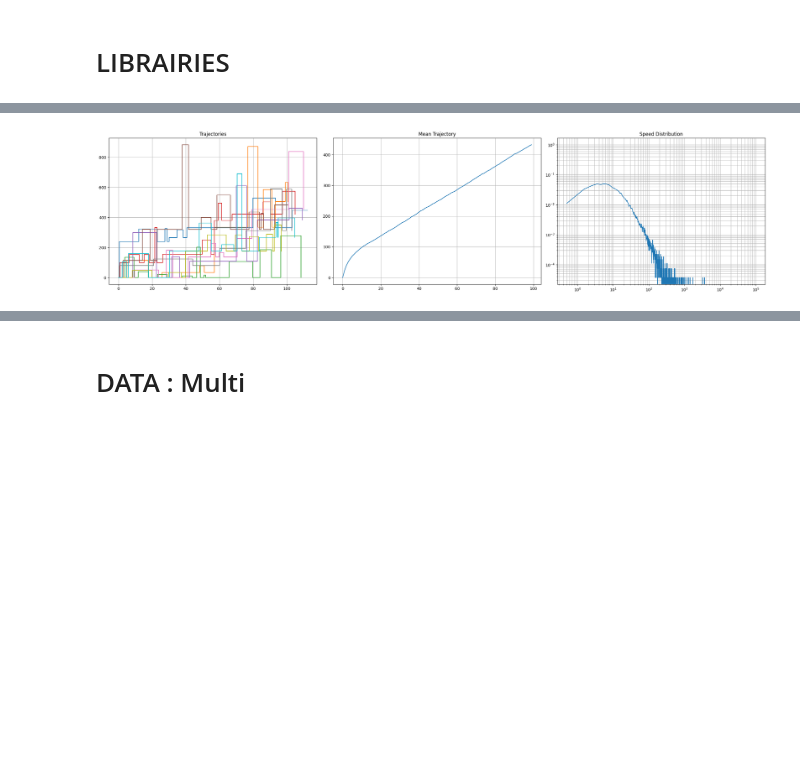
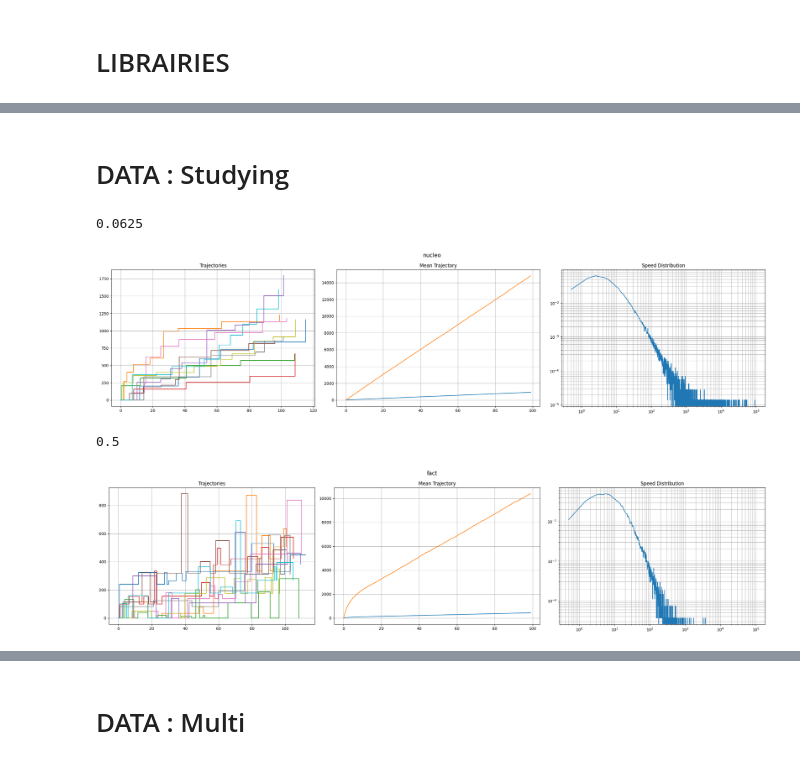
Before and after one commit to npelletbossot/Workspace, a Jupyter notebook: notebooks/work/fact.ipynb, the cells around one changed output, grey strips where cells are left out. Saved outputs shown, nothing was run; the diff lists cells and outputs as text; code cells hidden in the pictures; blank space fills up the shorter version.

```diff
--- a/notebooks/work/fact.ipynb
+++ b/notebooks/work/fact.ipynb
@@ -85,0 +27,31 @@ print(df_j.columns)
+# %%
+# ── NUCLEO ──────────────────────────────────────────────────────────────────────
+
+# Reading NUCLEO
+root_nucleo = "/home/nicolas/Documents/Workspace/nucleo/outputs/NUCLEO__PSMN__2026-04-17"
+df_all_nucleo = reading_all_parquet(root_nucleo)
+print(df_all_nucleo.shape)
+print(df_all_nucleo.columns)
+
+# Params NUCLEO
+params_all_nucleo = checking_parameters(df_all_nucleo)
+print(params_all_nucleo)
+
+
+# ── FACT ──────────────────────────────────────────────────────────────────────
+
+# Reading FACT
+root_fact = "/home/nicolas/Documents/Workspace/nucleo/outputs/FACT__PSMN__2026-04-16"
+df_all_fact = reading_all_parquet(root_fact)
+print(df_all_fact.shape)
+print(df_all_fact.columns)
+
+# Params FACT
+params_all_fact = checking_parameters(df_all_fact)
+print(params_all_fact)
+
+
+# ── CHECK ──────────────────────────────────────────────────────────────────────
+
+if df_all_nucleo.columns == df_all_fact.columns:
+    print("\n# ──  Ready for study ── #")
@@ -86,59 +164,52 @@ print(df_j.columns)
+# %% [markdown]
+# DATA : Studying
 # %%
 def plot_df_main_info(df: pl.DataFrame, title: str = "") -> None:
     fig, (ax1, ax2, ax3) = plt.subplots(ncols=3, nrows=1, figsize=(24, 6))
 
     if title:
         fig.suptitle(title, fontsize=14)
 
     # --- Trajectories ---
     ax1.set_title("Trajectories")
     x1 = df["t_matrix"][0].to_numpy()
     y1 = df["x_matrix"][0].to_numpy()
     for i in range(10):
         ax1.plot(x1[i], y1[i], drawstyle="steps-mid")
     ax1.grid(True, which="both")
 
     # --- Mean Trajectory ---
     ax2.set_title("Mean Trajectory")
     x2 = df["times"][0].to_numpy()
     y2 = df["results_mean"][0].to_numpy()
     ax2.plot(x2, y2)
     ax2.grid(True, which="both")
 
+    alpha_mean_v = df["alpha_mean_v"][0]
+    print(alpha_mean_v)
+
+    if "nucleo" in title:
+        ax2.plot(x2, y2 / alpha_mean_v)
+
+    elif "fact" in title:
+        rrest = df["rrest"][0]
+        rcapt = df["rcapt"][0]
+        ax2.plot(x2, y2 * (1/rrest + 1/rcapt) / alpha_mean_v)
+
     # --- Speed Distribution ---
     ax3.set_title("Speed Distribution")
     x3 = df["vi_points"][0].to_numpy()
     y3 = df["vi_distrib"][0].to_numpy()
     ax3.loglog(x3, y3)
     ax3.grid(True, which="both")
 
     plt.tight_layout()
     plt.show()
+
+plot_df_main_info(df=df_single_nucleo, title="nucleo")
+plot_df_main_info(df=df_single_fact, title="fact")
+# %% [output]
+0.0625
+[figure, added]
+0.5
+[figure, added]
-# %%
-fig, (ax1, ax2, ax3) = plt.subplots(ncols=3, nrows=1, figsize=(24,6))
-
-ax1.set_title("Trajectories")
-x1 = df_single["t_matrix"][0].to_numpy()
-y1 = df_single["x_matrix"][0].to_numpy()
-for i in range(0,10):
-    ax1.plot(x1[i], y1[i], drawstyle="steps-mid")
-ax1.grid(True, which="both")
-
-ax2.set_title("Mean Trajectory")
-x2 = df_single["times"][0].to_numpy()
-y2 = df_single["results_mean"][0].to_numpy()
-ax2.plot(x2, y2)
-ax2.grid(True, which="both")
-
-ax3.set_title("Speed Distribution")
-x3 = df_single["vi_points"][0].to_numpy()
-y3 = df_single["vi_distrib"][0].to_numpy()
-ax3.plot(x3, y3)
-ax3.loglog(True)
-ax3.grid(True, which="both")
-
-
-plt.tight_layout()
-plt.show()
-# %% [output]
-[figure, removed]
```
Also changed, not shown: parts of 15 cells of this notebook.
